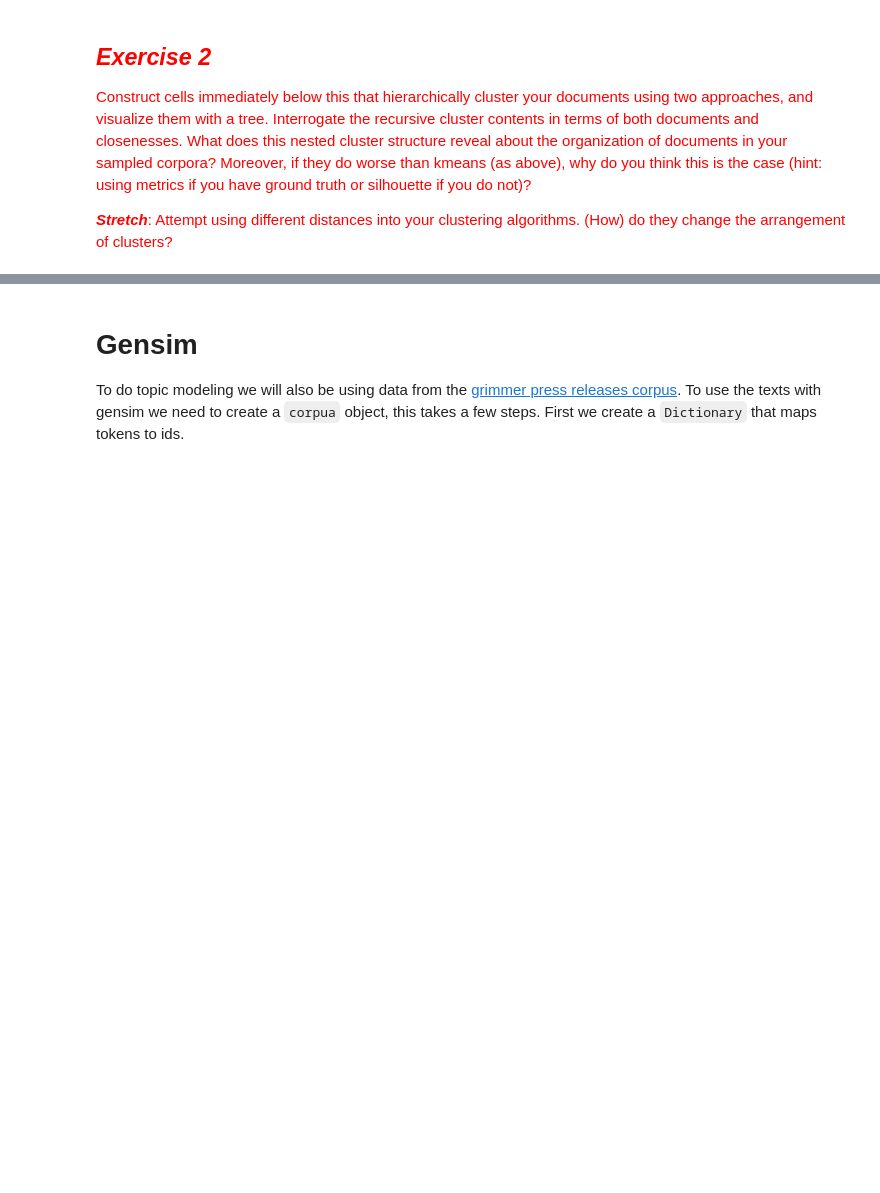
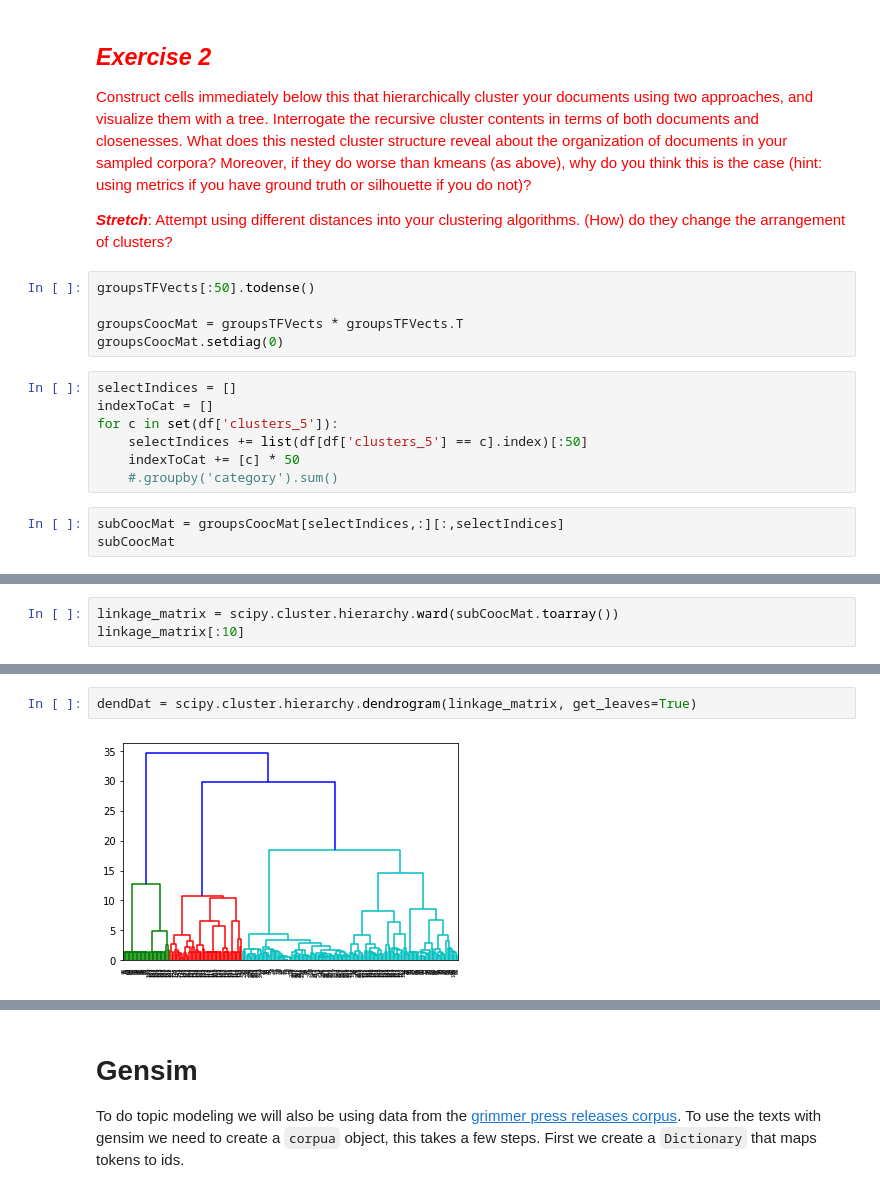
Before and after one commit to liu431/Content-Analysis-2020, a Jupyter notebook: week-5/5-Discovering-Patterns-Clusters-and-Topics_Li_Liu.ipynb, the cells around one changed output, grey strips where cells are left out. Saved outputs shown, nothing was run; the diff lists cells and outputs as text; blank space fills up the shorter version.

```diff
--- a/week-5/5-Discovering-Patterns-Clusters-and-Topics_Li_Liu.ipynb
+++ b/week-5/5-Discovering-Patterns-Clusters-and-Topics_Li_Liu.ipynb
@@ -764,3 +1011,18 @@ example_hierarchicalClusters_full = scipy.cluster.hierarchy.fcluster(example_lin
 <span style="color:red">Construct cells immediately below this that hierarchically cluster your documents using two approaches, and visualize them with a tree. Interrogate the recursive cluster contents in terms of both documents and closenesses. What does this nested cluster structure reveal about the organization of documents in your sampled corpora? Moreover, if they do worse than kmeans (as above), why do you think this is the case (hint: using metrics if you have ground truth or silhouette if you do not)?
 
 <span style="color:red">***Stretch***: Attempt using different distances into your clustering algorithms. (How) do they change the arrangement of clusters?
+# %%
+groupsTFVects[:50].todense()
+
+groupsCoocMat = groupsTFVects * groupsTFVects.T
+groupsCoocMat.setdiag(0)
+# %%
+selectIndices = []
+indexToCat = []
+for c in set(df['clusters_5']):
+    selectIndices += list(df[df['clusters_5'] == c].index)[:50]
+    indexToCat += [c] * 50
+    #.groupby('category').sum()
+# %%
+subCoocMat = groupsCoocMat[selectIndices,:][:,selectIndices]
+subCoocMat
@@ -766,0 +1032,3 @@ example_hierarchicalClusters_full = scipy.cluster.hierarchy.fcluster(example_lin
+# %%
+linkage_matrix = scipy.cluster.hierarchy.ward(subCoocMat.toarray())
+linkage_matrix[:10]
@@ -766,0 +1046,4 @@ example_hierarchicalClusters_full = scipy.cluster.hierarchy.fcluster(example_lin
+# %%
+dendDat = scipy.cluster.hierarchy.dendrogram(linkage_matrix, get_leaves=True)
+# %% [output]
+[figure, added]
```
Also changed, not shown: parts of 54 cells of this notebook, 4 other files.
